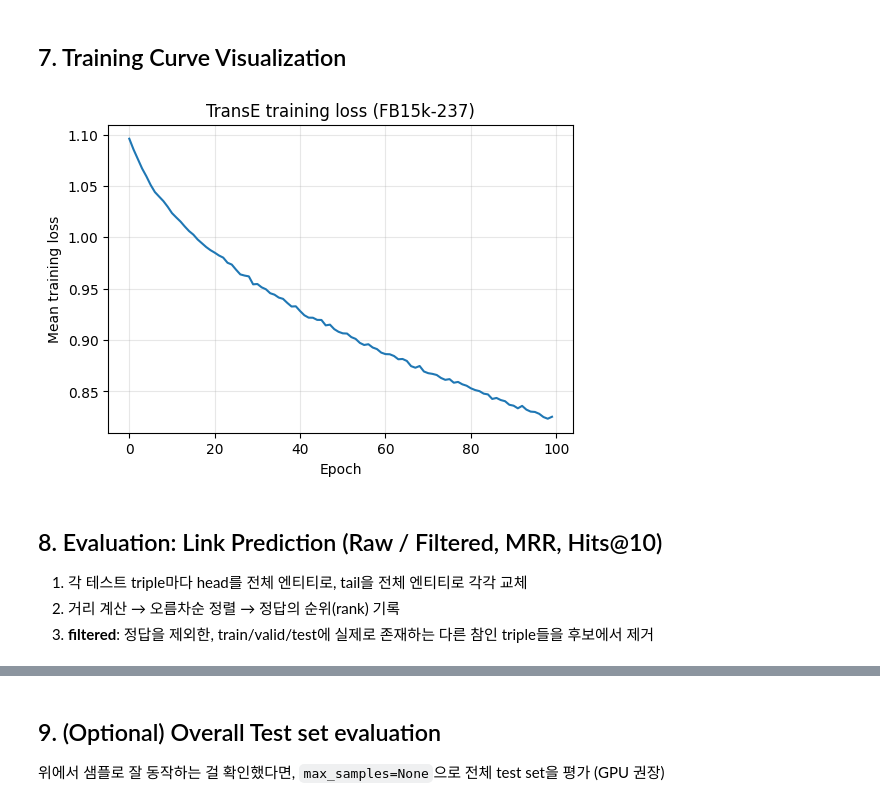
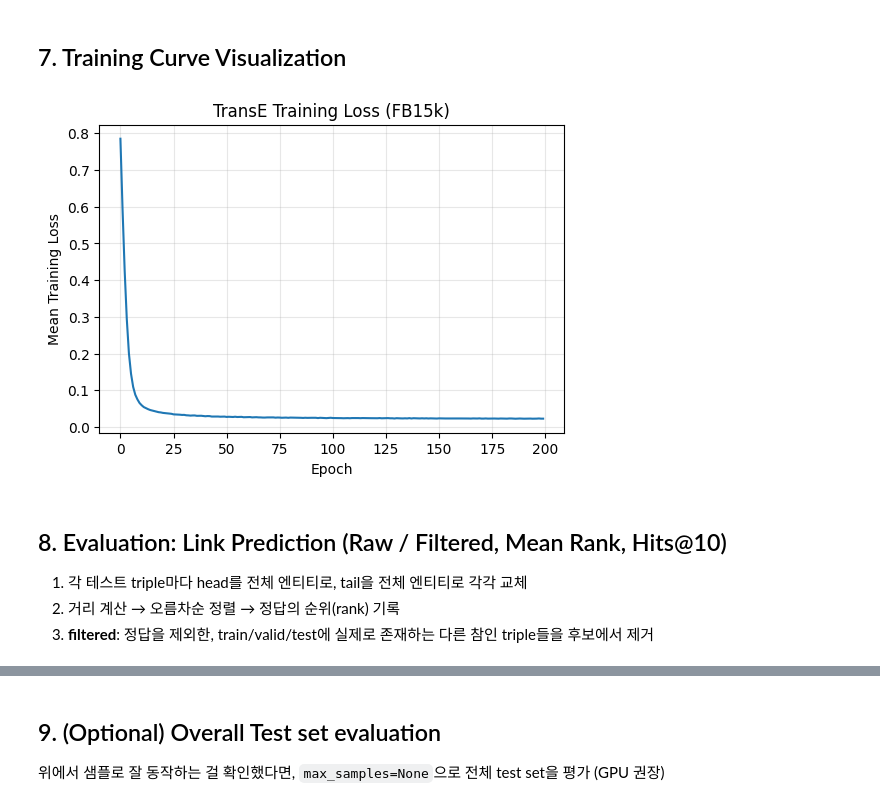
Before and after one commit to 0hseunghwan/TransE, a Jupyter notebook: TransE.ipynb, the cells around one changed output, grey strips where cells are left out. Saved outputs shown, nothing was run; the diff lists cells and outputs as text; code cells hidden in the pictures.

```diff
--- a/TransE.ipynb
+++ b/TransE.ipynb
@@ -146,12 +138,14 @@ class TransE(nn.Module):
 head 또는 tail 중 하나만 무작위 엔티티로 교체
 # %%
 def corrupt_batch(batch, n_entities):
-    """batch: (B, 3) tensor of (h, r, t). head 또는 tail 중 하나를 무작위로 교체."""
+    """ batch: (B, 3) tensor of (h, r, t). head 또는 tail 중 하나를 무작위로 교체 """
     neg = batch.clone()
     B = batch.size(0)
-    corrupt_head = torch.rand(B) < 0.5  # 동전 던지기로 head/tail 중 어디를 깰지 결정
+    device = batch.device
 
-    rand_entities = torch.randint(0, n_entities, (B,))
+    corrupt_head = torch.rand(B, device=device) < 0.5  # 무작위로 head/tail 중 어디를 교체할지 결정
+
+    rand_entities = torch.randint(0, n_entities, (B,), device=device)
     neg[corrupt_head, 0] = rand_entities[corrupt_head]
     neg[~corrupt_head, 2] = rand_entities[~corrupt_head]
     return neg
@@ -161,16 +155,18 @@ def corrupt_batch(batch, n_entities):
 from torch.utils.data import DataLoader, TensorDataset
 import time
 
-# 하이퍼파라미터 (논문 FB15k 세팅과 유사하게: k=50, margin=1, L1 distance)
+# 하이퍼파라미터 (논문 FB15k 데이터셋 세팅과 동일하게: k=50, margin=1, L1 distance)
 K = 50
 MARGIN = 1.0
 P_NORM = 1
-LR = 0.01
+LR = 0.001
 BATCH_SIZE = 1024
-EPOCHS = 100  # Colab 무료 GPU 기준 적당한 epoch 수. 시간 여유 있으면 늘려도 됩니다.
+EPOCHS = 200  # 논문에서는 1,000 epochs 사용
 
-model = TransE(n_e, n_r, k=K, margin=MARGIN, p_norm=P_NORM).to(device)
-optimizer = torch.optim.SGD(model.parameters(), lr=LR)
+print("Using device:", device)
+
+model = TransE(n_ent, n_rel, k=K, margin=MARGIN, p_norm=P_NORM).to(device)
+optimizer = torch.optim.Adam(model.parameters(), lr=LR)
 
 train_ds = TensorDataset(train)
 train_loader = DataLoader(train_ds, batch_size=BATCH_SIZE, shuffle=True)
@@ -184,7 +180,7 @@ for epoch in range(1, EPOCHS + 1):
 
     for (batch,) in train_loader:
         batch = batch.to(device)
-        neg_batch = corrupt_batch(batch, n_e).to(device)
+        neg_batch = corrupt_batch(batch, n_ent).to(device)
 
         optimizer.zero_grad()
         loss = model(batch, neg_batch)
@@ -214,19 +216,19 @@ Epoch 100 | loss 0.8253 | elapsed 368.8s
 # %% [markdown]
 ## 7. Training Curve Visualization
-# %%
-import matplotlib.pyplot as plt
-
-plt.figure(figsize=(6, 4))
-plt.plot(history)
-plt.xlabel("Epoch")
-plt.ylabel("Mean training loss")
-plt.title("TransE training loss (FB15k-237)")
-plt.grid(alpha=0.3)
-plt.show()
-# %% [output]
-[figure, removed]
+# %%
+import matplotlib.pyplot as plt
+
+plt.figure(figsize=(6, 4))
+plt.plot(history)
+plt.xlabel("Epoch")
+plt.ylabel("Mean Training Loss")
+plt.title("TransE Training Loss (FB15k)")
+plt.grid(alpha=0.3)
+plt.show()
+# %% [output]
+[figure, added]
 # %% [markdown]
-## 8. Evaluation: Link Prediction (Raw / Filtered, MRR, Hits@10)
+## 8. Evaluation: Link Prediction (Raw / Filtered, Mean Rank, Hits@10)
 1. 각 테스트 triple마다 head를 전체 엔티티로, tail을 전체 엔티티로 각각 교체
 2. 거리 계산 → 오름차순 정렬 → 정답의 순위(rank) 기록
 3. **filtered**: 정답을 제외한, train/valid/test에 실제로 존재하는 다른 참인 triple들을 후보에서 제거
```
Also changed, not shown: parts of 14 cells of this notebook.
